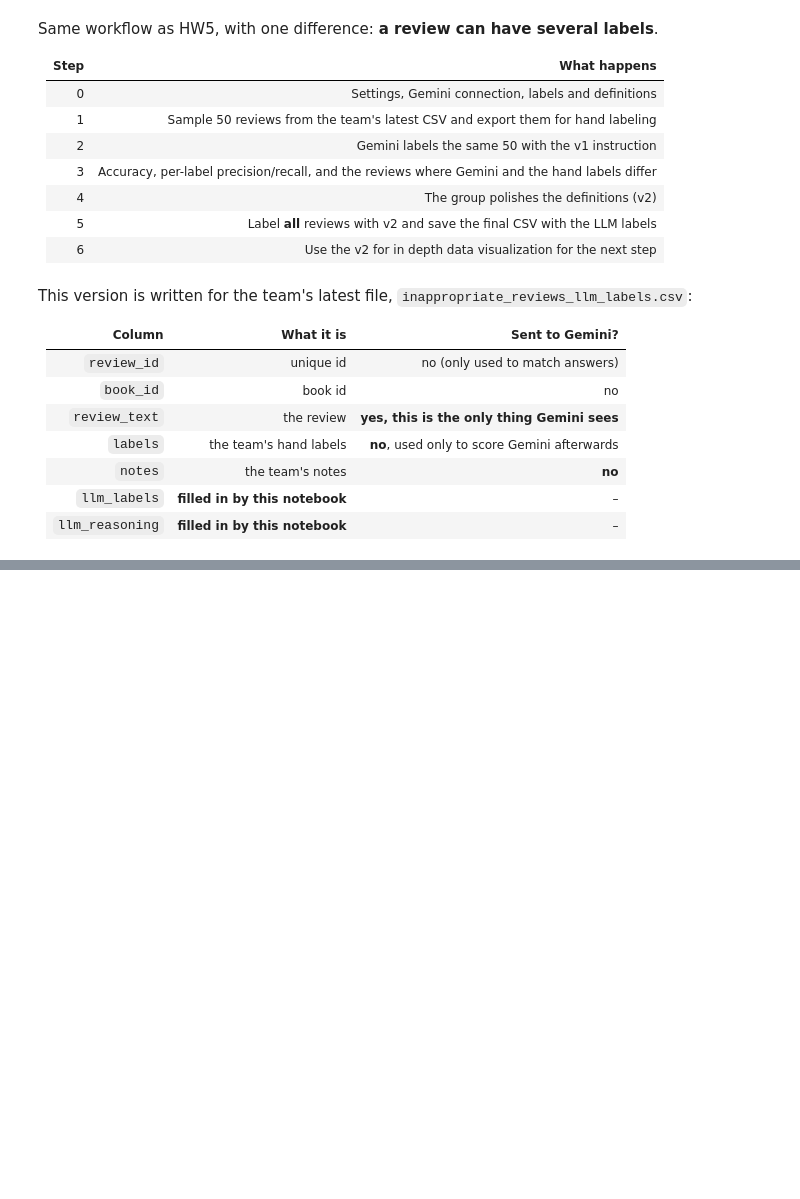
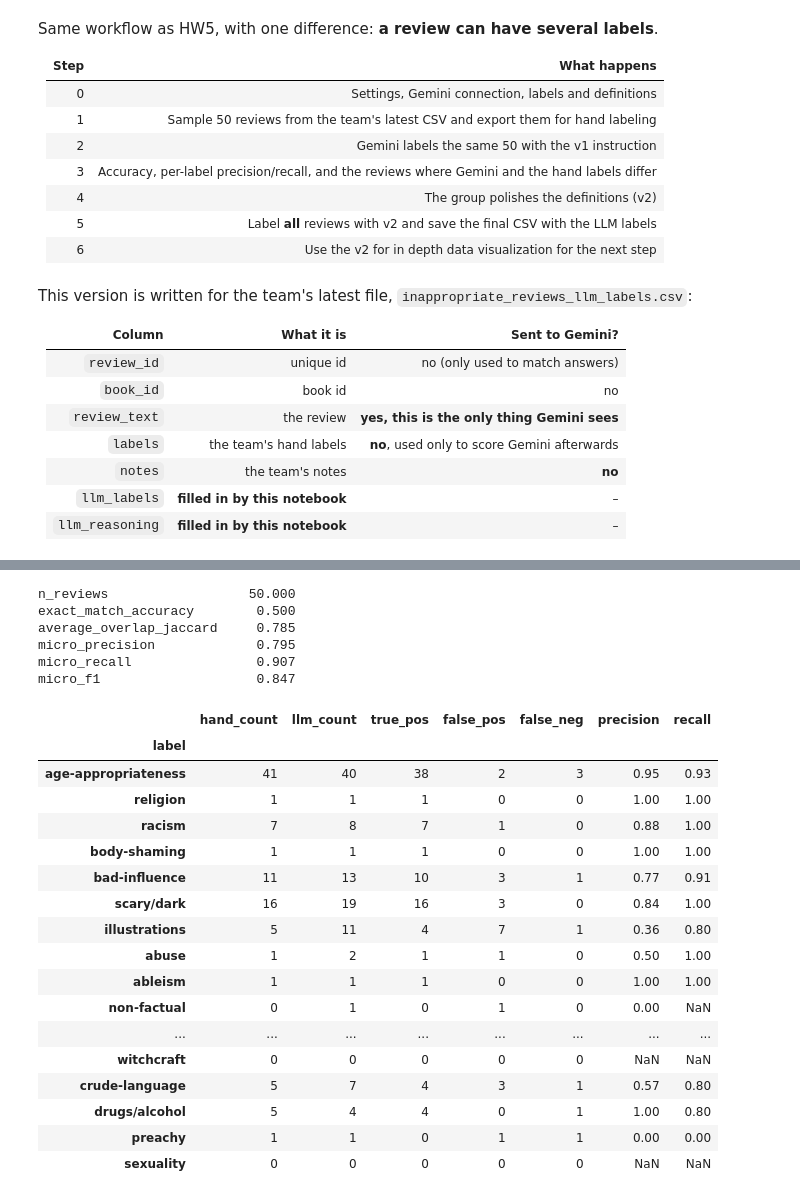
Before and after one commit to sofiabbas17-cmyk/Goodreads-Team, a Jupyter notebook: notebooks/02_explore_data.ipynb, the cells around one changed output, grey strips where cells are left out. Drawn from its saved outputs; the diff is of its cells as text; code cells hidden in the pictures; blank space fills up the shorter version.

```diff
--- a/notebooks/02_explore_data.ipynb
+++ b/notebooks/02_explore_data.ipynb
@@ -328,0 +441,18 @@ OUT_DIR.mkdir(exist_ok=True)
+# %%
+# keep_default_na=False keeps empty cells as "" instead of NaN, so the table is written back exactly as it was read.
+DATA_PATH = Path("inappropriate_reviews_llm_labels.csv")
+
+data = pd.read_csv(DATA_PATH, dtype=str, keep_default_na=False)
+ORIGINAL_COLUMNS = list(data.columns)
+
+for col in (ID_COL, TEXT_COL, HAND_COL, "llm_labels", "llm_reasoning"):
+    assert col in data.columns, f"Column {col!r} is missing. The columns are: {ORIGINAL_COLUMNS}"
+assert data[ID_COL].is_unique, "review_id is not unique"
+assert (data[TEXT_COL].str.strip() != "").all(), "Some reviews have no text"
+print(data.shape, ORIGINAL_COLUMNS)
+
+# What Gemini is allowed to see: ONLY the id and the review text. labels and notes are not in this table at all.
+to_label = data[[ID_COL, TEXT_COL]].rename(columns={ID_COL: "id", TEXT_COL: "text"})
+
+sample = to_label.sample(n=SAMPLE_SIZE, random_state=SEED)
+print(len(to_label), "reviews in total;", len(sample), "in the sample")
@@ -328,0 +462,16 @@ OUT_DIR.mkdir(exist_ok=True)
+# %%
+# The hand labels ("['age-appropriateness', 'racism']" -> a set of label names). Used ONLY to score Gemini.
+def parse_hand(cell):
+    try:
+        items = ast.literal_eval(cell)
+        assert isinstance(items, (list, tuple))
+    except (ValueError, SyntaxError, AssertionError):
+        items = str(cell).replace("[", "").replace("]", "").replace("'", "").split(",")
+    return {str(x).strip().lower() for x in items if str(x).strip()}
+
+
+hand_sets = {rid: parse_hand(cell) for rid, cell in zip(data[ID_COL], data[HAND_COL])}
+
+# Hand labels that Gemini has no definition for (it can never predict them):
+extra_hand_labels = sorted({lab for s in hand_sets.values() for lab in s} - set(LABELS))
+print("Hand labels not in LABELS:", extra_hand_labels or "none")
@@ -328,0 +536,4 @@ OUT_DIR.mkdir(exist_ok=True)
+# %%
+# Label the 50 with the v1 instruction (50 calls, a few minutes). If it stops, run this cell again: it skips the reviews already done.
+v1_results = label_texts(sample, SYSTEM_V1, SCHEMA, OUT_DIR / "llm_v1_sample50_raw.csv")
+len(v1_results)   # Check: 50
@@ -328,0 +636,30 @@ OUT_DIR.mkdir(exist_ok=True)
+# %%
+v1_eval, v1_per_label, v1_summary = evaluate(data, v1_results)
+
+print(pd.Series(v1_summary).round(3).to_string())
+v1_per_label.round(2)
+# %% [output]
+n_reviews                  50.000
+exact_match_accuracy        0.500
+average_overlap_jaccard     0.785
+micro_precision             0.795
+micro_recall                0.907
+micro_f1                    0.847
+|  | hand_count | llm_count | true_pos | false_pos | false_neg | precision | recall |
+| label |  |  |  |  |  |  |  |
+| age-appropriateness | 41 | 40 | 38 | 2 | 3 | 0.95 | 0.93 |
+| religion | 1 | 1 | 1 | 0 | 0 | 1.00 | 1.00 |
+| racism | 7 | 8 | 7 | 1 | 0 | 0.88 | 1.00 |
+| body-shaming | 1 | 1 | 1 | 0 | 0 | 1.00 | 1.00 |
+| bad-influence | 11 | 13 | 10 | 3 | 1 | 0.77 | 0.91 |
+| scary/dark | 16 | 19 | 16 | 3 | 0 | 0.84 | 1.00 |
+| illustrations | 5 | 11 | 4 | 7 | 1 | 0.36 | 0.80 |
+| abuse | 1 | 2 | 1 | 1 | 0 | 0.50 | 1.00 |
+| ableism | 1 | 1 | 1 | 0 | 0 | 1.00 | 1.00 |
+| non-factual | 0 | 1 | 0 | 1 | 0 | 0.00 | NaN |
+| ... | ... | ... | ... | ... | ... | ... | ... |
+| witchcraft | 0 | 0 | 0 | 0 | 0 | NaN | NaN |
+| crude-language | 5 | 7 | 4 | 3 | 1 | 0.57 | 0.80 |
+| drugs/alcohol | 5 | 4 | 4 | 0 | 1 | 1.00 | 0.80 |
+| preachy | 1 | 1 | 0 | 1 | 1 | 0.00 | 0.00 |
+| sexuality | 0 | 0 | 0 | 0 | 0 | NaN | NaN |
```
Also changed, not shown: parts of 17 cells of this notebook, 3 other files.
